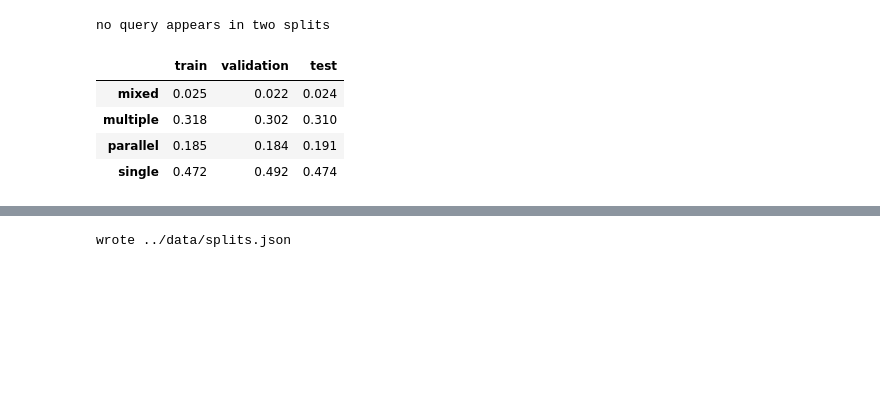
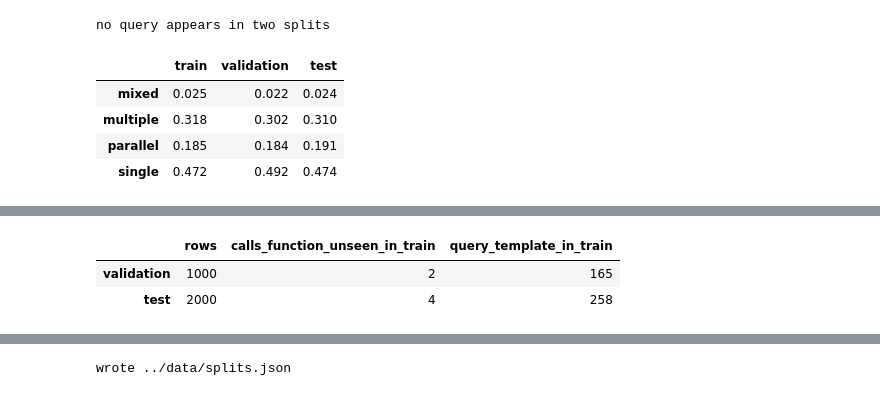
Before and after one commit to joaomigueloliveira/ml, a Jupyter notebook: notebooks/01_dataset.ipynb, the cells around one changed output, grey strips where cells are left out. Cells and saved outputs as stored; diff of their text form; code cells hidden in the pictures; blank space fills up the shorter version.

```diff
--- a/notebooks/01_dataset.ipynb
+++ b/notebooks/01_dataset.ipynb
@@ -256,0 +291,11 @@ no query appears in two splits
+# %%
+train_rows = [by_id[i] for i in split_ids["train"]]
+overlap = {
+    name: eda.train_overlap(train_rows, [by_id[i] for i in split_ids[name]])
+    for name in ("validation", "test")
+}
+pd.DataFrame(overlap).T
+# %% [output]
+|  | rows | calls_function_unseen_in_train | query_template_in_train |
+| validation | 1000 | 2 | 165 |
+| test | 2000 | 4 | 258 |
```
Also changed, not shown: parts of 17 cells of this notebook, 14 other files.
